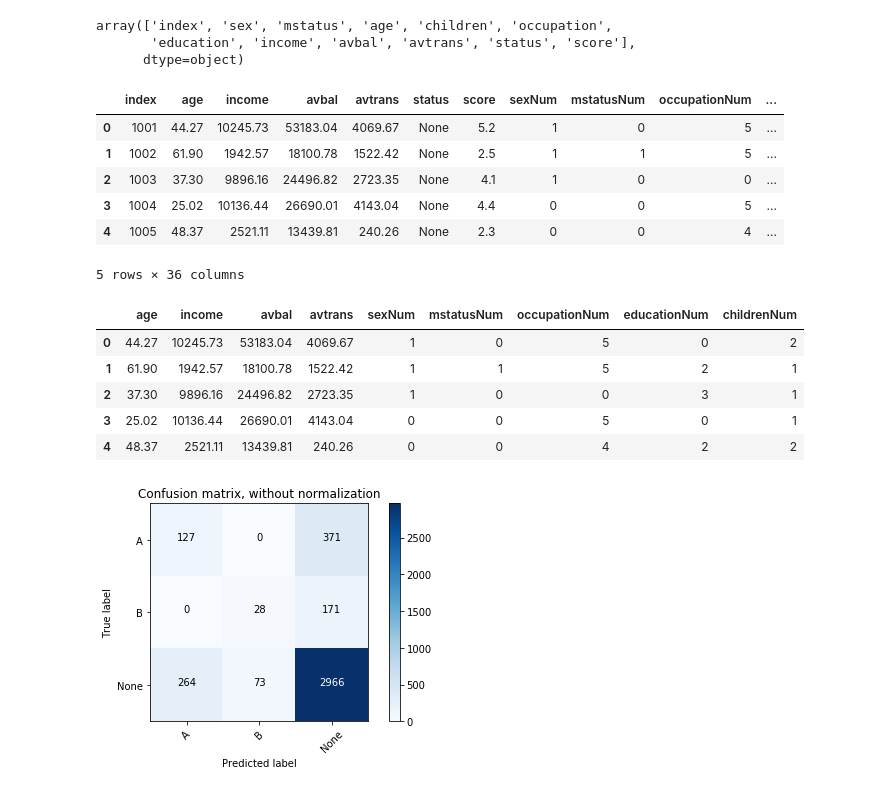
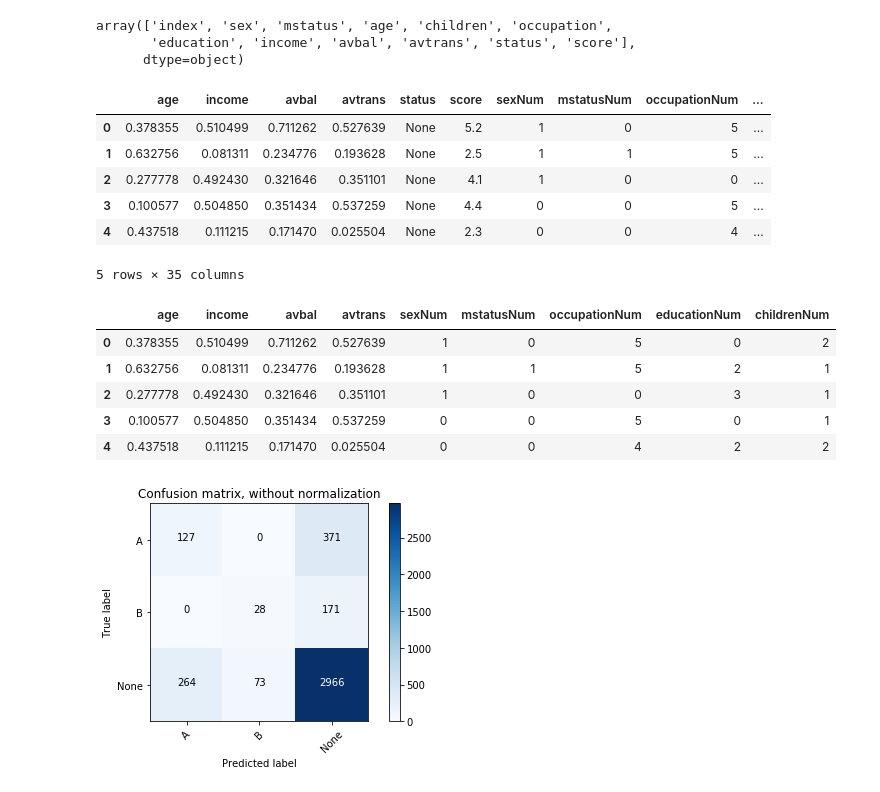
Before and after one commit to ace-racer/KE5108_Hybrid_Intelligent_Systems, a Jupyter notebook: KE5108-CA1-Part2/step2-balance_modelling-boosters.ipynb, the cells around one changed output. Cells and saved outputs as stored; diff of their text form; code cells hidden in the pictures.

Commit message:
CHANGE: Fix step2 modelling with booster. Apply Min Max scaling to continuous variables. Convert target class to numerical values.

```diff
--- a/KE5108-CA1-Part2/step2-balance_modelling-boosters.ipynb
+++ b/KE5108-CA1-Part2/step2-balance_modelling-boosters.ipynb
@@ -289,51 +314,65 @@ array(['index', 'sex', 'mstatus', 'age', 'children', 'occupation',
 # %%
 categorical_features = ["sex", "mstatus", "occupation", "education", "children"]
 df[categorical_features].head()
 df["children"] = df["children"].astype(str)
 label_encoders = {}
 label_mappings = {}
 for categorical_feature in categorical_features:
     label_encoders[categorical_feature] = preprocessing.LabelEncoder()
     df[categorical_feature + "Num"] = label_encoders[categorical_feature].fit_transform(df[categorical_feature])
     label_mappings[categorical_feature] = label_encoders[categorical_feature].classes_
 
 label_encoders = {}
 label_mappings = {}
 for categorical_feature in categorical_features:
     label_encoders[categorical_feature] = preprocessing.LabelEncoder()
     df[categorical_feature + "Num"] = label_encoders[categorical_feature].fit_transform(df[categorical_feature])
     label_mappings[categorical_feature] = label_encoders[categorical_feature].classes_
 
 for categorical_feature in categorical_features:
     for class_value in label_mappings[categorical_feature]:
         df[categorical_feature + "_" + (class_value)] = df[categorical_feature] == np.array([(class_value)] * df.shape[0])
         df[categorical_feature + "_" + (class_value)] = df[categorical_feature + "_" + (class_value)].astype(int)
 
 # drop the categorical values
 df = df.drop(categorical_features, axis=1)
 
+train_df = pd.read_csv("working_data/trial_promo_training.csv")
+
+features_to_scale = ["age", "income", "avbal", "avtrans"]
+min_max_scaler = preprocessing.MinMaxScaler()
+
+# fit on the train data
+train_df[features_to_scale] = min_max_scaler.fit(train_df[features_to_scale])
+
+# transform the test data
+df[features_to_scale] = min_max_scaler.transform(df[features_to_scale])
 df.head()
+
+customer_ids = df["index"]
+df = df.drop("index", axis=1)
+df.head()
 # %% [output]
-|  | index | age | income | avbal | avtrans | status | score | sexNum | mstatusNum | occupationNum | ... |
-| 0 | 1001 | 44.27 | 10245.73 | 53183.04 | 4069.67 | None | 5.2 | 1 | 0 | 5 | ... |
-| 1 | 1002 | 61.90 | 1942.57 | 18100.78 | 1522.42 | None | 2.5 | 1 | 1 | 5 | ... |
-| 2 | 1003 | 37.30 | 9896.16 | 24496.82 | 2723.35 | None | 4.1 | 1 | 0 | 0 | ... |
-| 3 | 1004 | 25.02 | 10136.44 | 26690.01 | 4143.04 | None | 4.4 | 0 | 0 | 5 | ... |
-| 4 | 1005 | 48.37 | 2521.11 | 13439.81 | 240.26 | None | 2.3 | 0 | 0 | 4 | ... |
+|  | age | income | avbal | avtrans | status | score | sexNum | mstatusNum | occupationNum | ... |
+| 0 | 0.378355 | 0.510499 | 0.711262 | 0.527639 | None | 5.2 | 1 | 0 | 5 | ... |
+| 1 | 0.632756 | 0.081311 | 0.234776 | 0.193628 | None | 2.5 | 1 | 1 | 5 | ... |
+| 2 | 0.277778 | 0.492430 | 0.321646 | 0.351101 | None | 4.1 | 1 | 0 | 0 | ... |
+| 3 | 0.100577 | 0.504850 | 0.351434 | 0.537259 | None | 4.4 | 0 | 0 | 5 | ... |
+| 4 | 0.437518 | 0.111215 | 0.171470 | 0.025504 | None | 2.3 | 0 | 0 | 4 | ... |
-5 rows × 36 columns
+5 rows × 35 columns
 # %%
 feature_columns = ["age", "income", "avbal", "avtrans", "sexNum", "mstatusNum", "occupationNum", "educationNum", "childrenNum"]
 target_column = ["status"]
 X_test = df.loc[:, feature_columns]
-y_test = df.loc[:, target_column]
+y_test = df[target_column].replace("A", 0).replace("B", 1).replace("None", 2)
 X_test.head(5)
 # %% [output]
 |  | age | income | avbal | avtrans | sexNum | mstatusNum | occupationNum | educationNum | childrenNum |
-| 0 | 44.27 | 10245.73 | 53183.04 | 4069.67 | 1 | 0 | 5 | 0 | 2 |
-| 1 | 61.90 | 1942.57 | 18100.78 | 1522.42 | 1 | 1 | 5 | 2 | 1 |
-| 2 | 37.30 | 9896.16 | 24496.82 | 2723.35 | 1 | 0 | 0 | 3 | 1 |
-| 3 | 25.02 | 10136.44 | 26690.01 | 4143.04 | 0 | 0 | 5 | 0 | 1 |
-| 4 | 48.37 | 2521.11 | 13439.81 | 240.26 | 0 | 0 | 4 | 2 | 2 |
+| 0 | 0.378355 | 0.510499 | 0.711262 | 0.527639 | 1 | 0 | 5 | 0 | 2 |
+| 1 | 0.632756 | 0.081311 | 0.234776 | 0.193628 | 1 | 1 | 5 | 2 | 1 |
+| 2 | 0.277778 | 0.492430 | 0.321646 | 0.351101 | 1 | 0 | 0 | 3 | 1 |
+| 3 | 0.100577 | 0.504850 | 0.351434 | 0.537259 | 0 | 0 | 5 | 0 | 1 |
+| 4 | 0.437518 | 0.111215 | 0.171470 | 0.025504 | 0 | 0 | 4 | 2 | 2 |
 # %%
 y_test_pred = model.predict(X_test)
 
```
Also changed, not shown: parts of 13 cells of this notebook, 1 other file.
